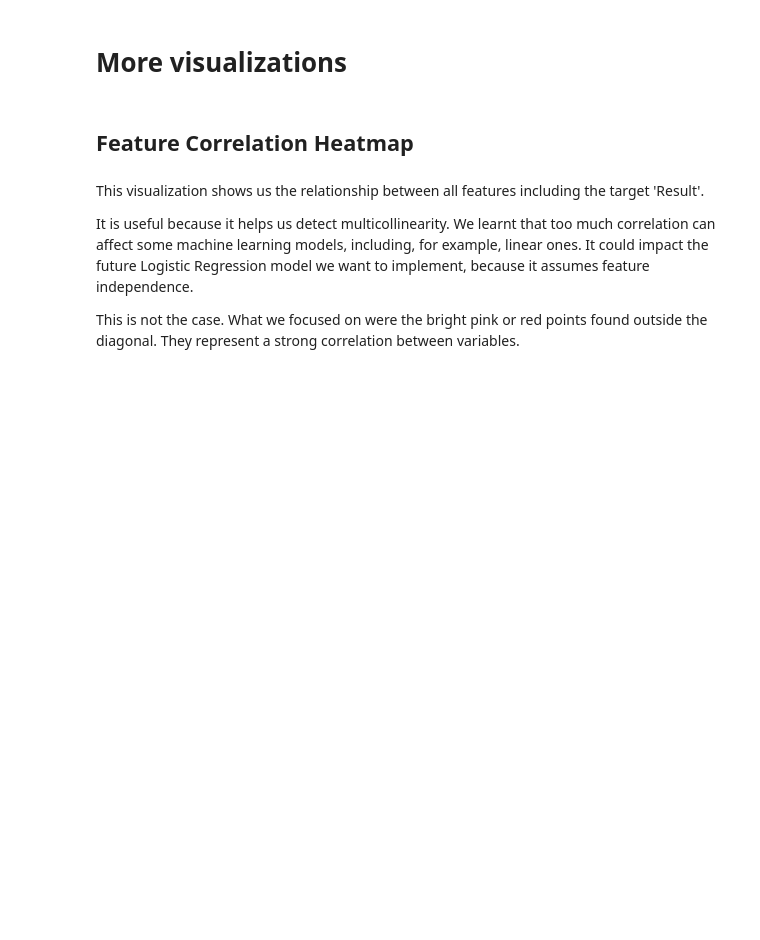
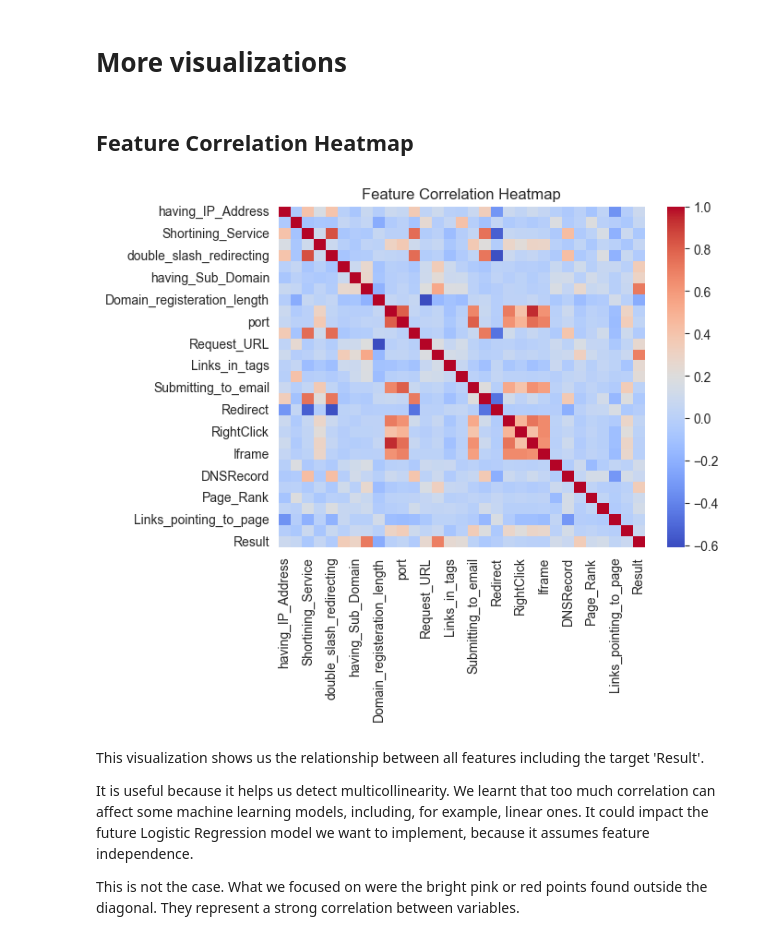
Before and after one commit to gabrielalaa/PhisingDetection, a Jupyter notebook: notebooks/old_training_dataset.ipynb, the cells around one changed output. Saved outputs shown, nothing was run; the diff lists cells and outputs as text; code cells hidden in the pictures; blank space fills up the shorter version.

```diff
--- a/notebooks/old_training_dataset.ipynb
+++ b/notebooks/old_training_dataset.ipynb
@@ -74,10 +172,11 @@ As we can see, there is not a big difference between -1 and 1 in our target colu
 # %% [markdown]
 ## Feature Correlation Heatmap
 # %%
-plt.figure(figsize=(14, 10))
 sns.heatmap(df.corr(), cmap="coolwarm", annot=False)
 plt.title("Feature Correlation Heatmap")
 plt.show()
+# %% [output]
+[figure, added]
 # %% [markdown]
 This visualization shows us the relationship between all features including the target 'Result'.
 
```
Also changed, not shown: parts of 22 cells of this notebook.
